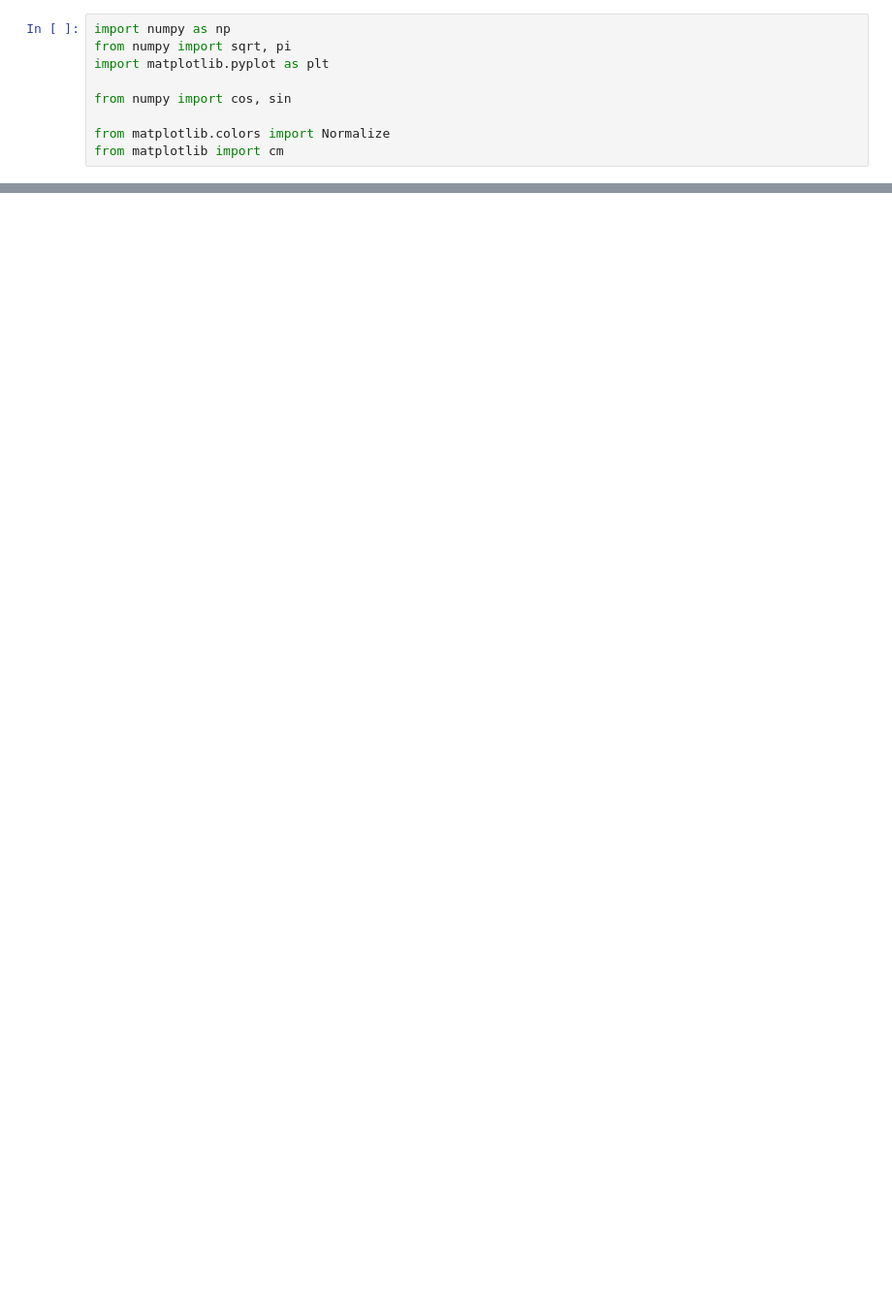
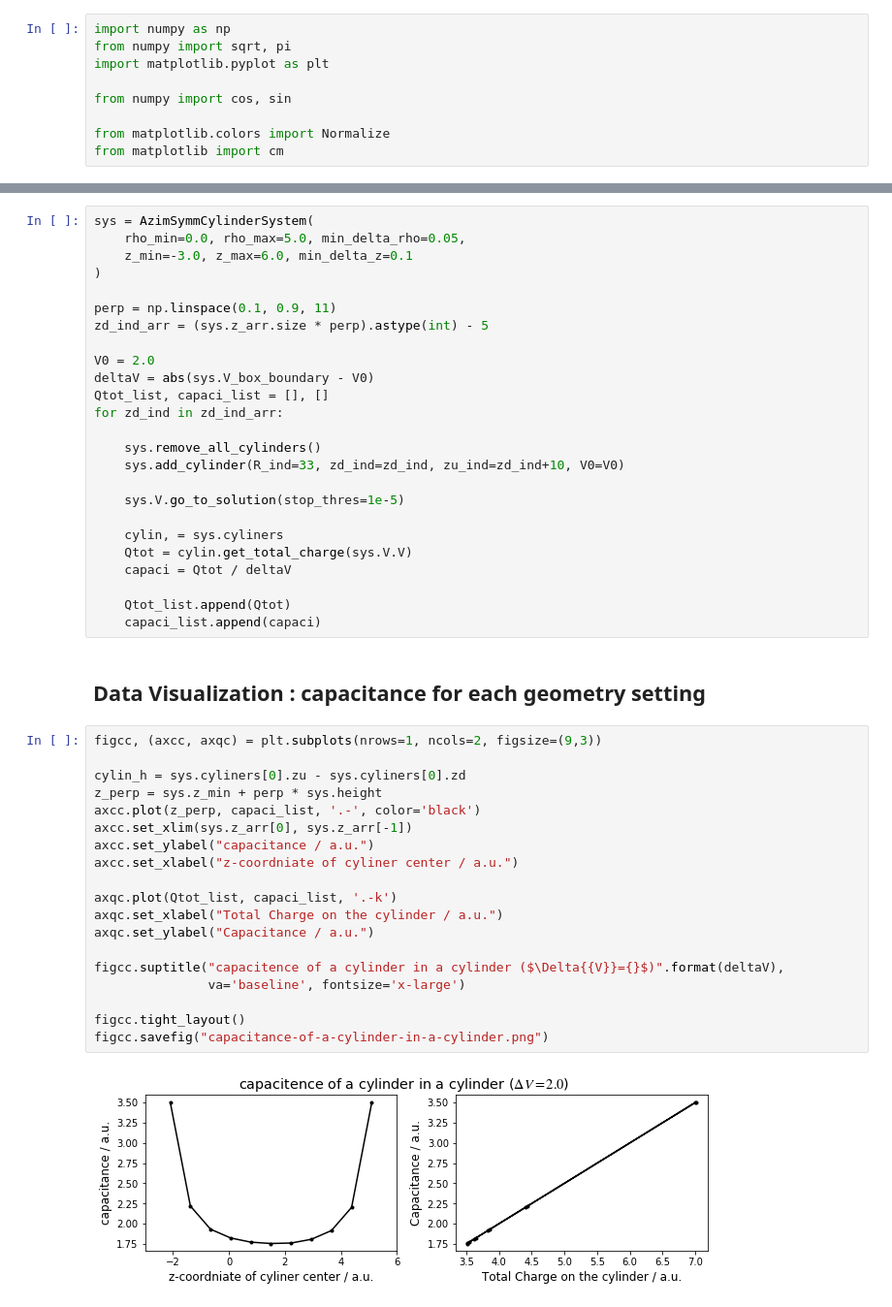
Before and after one commit to jam31118/2019-fall-em, a Jupyter notebook: laplace-cylindrical/single-cylinder/cylinder-on-grid.ipynb, the cells around one changed output, grey strips where cells are left out. Shown at 97% size. Cells and saved outputs as stored; diff of their text form; blank space fills up the shorter version.

```diff
--- a/laplace-cylindrical/single-cylinder/cylinder-on-grid.ipynb
+++ b/laplace-cylindrical/single-cylinder/cylinder-on-grid.ipynb
@@ -378,0 +314,48 @@ single-cylinder-V0=1.000-test-0.png
+# %%
+sys = AzimSymmCylinderSystem(
+    rho_min=0.0, rho_max=5.0, min_delta_rho=0.05,
+    z_min=-3.0, z_max=6.0, min_delta_z=0.1
+)
+
+perp = np.linspace(0.1, 0.9, 11)
+zd_ind_arr = (sys.z_arr.size * perp).astype(int) - 5
+
+V0 = 2.0
+deltaV = abs(sys.V_box_boundary - V0)
+Qtot_list, capaci_list = [], []
+for zd_ind in zd_ind_arr:
+
+    sys.remove_all_cylinders()
+    sys.add_cylinder(R_ind=33, zd_ind=zd_ind, zu_ind=zd_ind+10, V0=V0)
+
+    sys.V.go_to_solution(stop_thres=1e-5)
+
+    cylin, = sys.cyliners
+    Qtot = cylin.get_total_charge(sys.V.V)
+    capaci = Qtot / deltaV
+
+    Qtot_list.append(Qtot)
+    capaci_list.append(capaci)
+# %% [markdown]
+## Data Visualization : capacitance for each geometry setting
+# %%
+figcc, (axcc, axqc) = plt.subplots(nrows=1, ncols=2, figsize=(9,3))
+
+cylin_h = sys.cyliners[0].zu - sys.cyliners[0].zd
+z_perp = sys.z_min + perp * sys.height
+axcc.plot(z_perp, capaci_list, '.-', color='black')
+axcc.set_xlim(sys.z_arr[0], sys.z_arr[-1])
+axcc.set_ylabel("capacitance / a.u.")
+axcc.set_xlabel("z-coordniate of cyliner center / a.u.")
+
+axqc.plot(Qtot_list, capaci_list, '.-k')
+axqc.set_xlabel("Total Charge on the cylinder / a.u.")
+axqc.set_ylabel("Capacitance / a.u.")
+
+figcc.suptitle("capacitence of a cylinder in a cylinder ($\Delta{{V}}={}$)".format(deltaV),
+               va='baseline', fontsize='x-large')
+
+figcc.tight_layout()
+figcc.savefig("capacitance-of-a-cylinder-in-a-cylinder.png")
+# %% [output]
+[figure, added]
```
Also changed, not shown: parts of 57 cells of this notebook.
